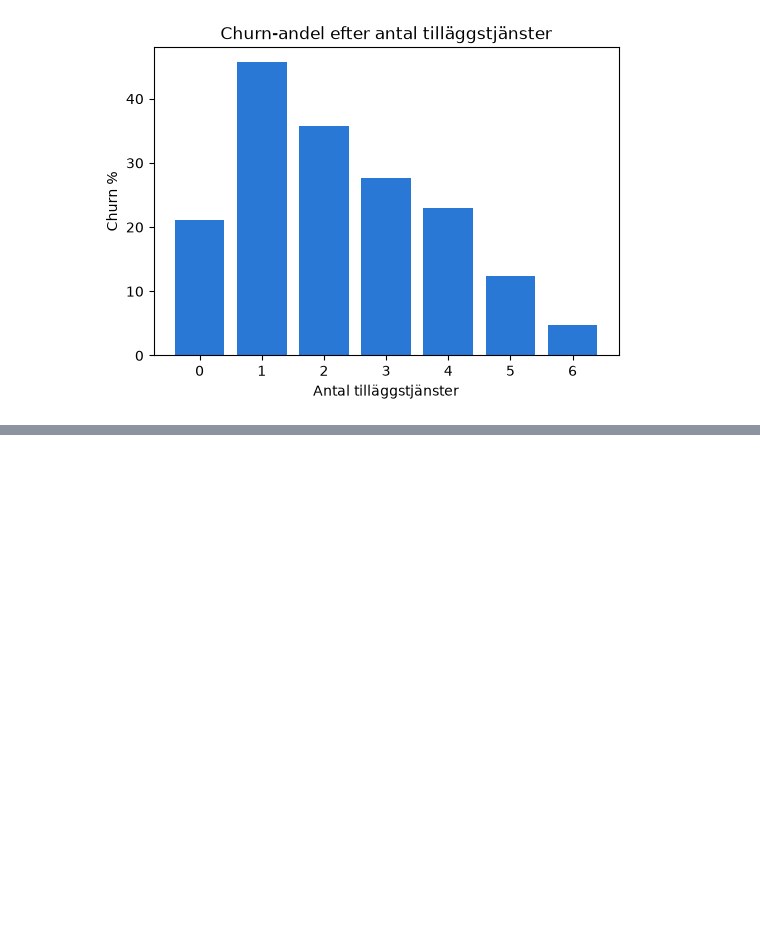
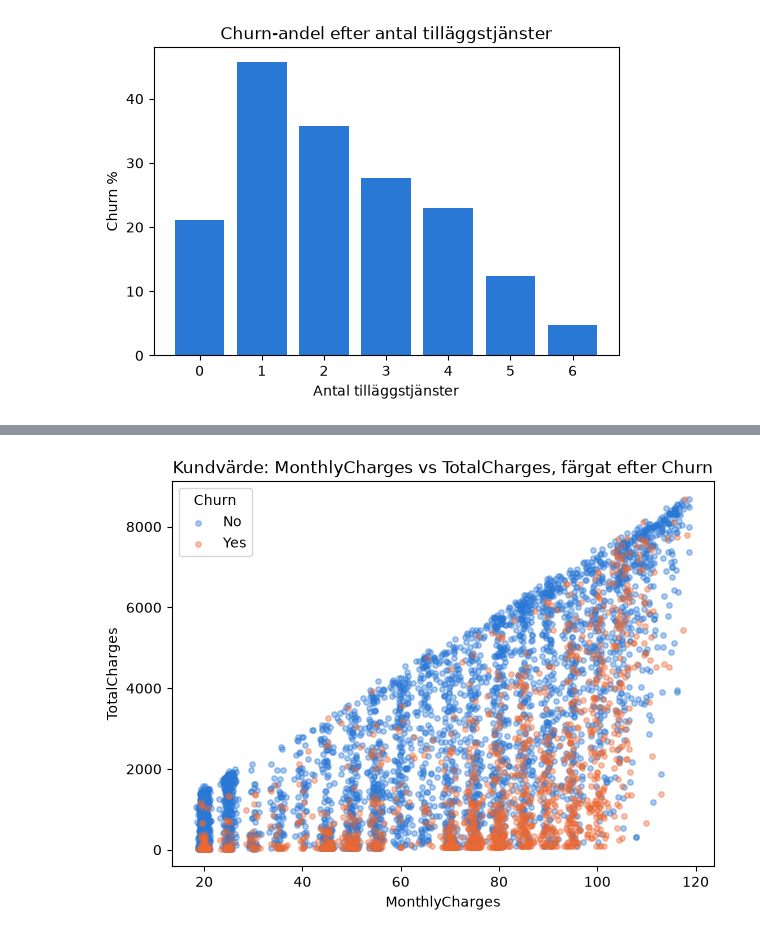
Before and after one commit to pyr0xd/Project_telco_churn, a Jupyter notebook: eda-kundlivscykel.ipynb, the cells around one changed output, grey strips where cells are left out. Saved outputs shown, nothing was run; the diff lists cells and outputs as text; code cells hidden in the pictures; blank space fills up the shorter version.

```diff
--- a/eda-kundlivscykel.ipynb
+++ b/eda-kundlivscykel.ipynb
@@ -50,0 +123,16 @@ plt.show()
+# %%
+colors_map = {"No": "#2a78d6", "Yes": "#eb6834"}
+
+fig, ax = plt.subplots(figsize=(7, 5))
+for churn_value, color in colors_map.items():
+    subset = eda_df[eda_df["Churn"] == churn_value]
+    ax.scatter(subset["MonthlyCharges"], subset["TotalCharges"],
+               color=color, alpha=0.4, s=15, label=churn_value)
+
+ax.set_xlabel("MonthlyCharges")
+ax.set_ylabel("TotalCharges")
+ax.set_title("Kundvärde: MonthlyCharges vs TotalCharges, färgat efter Churn")
+ax.legend(title="Churn")
+plt.show()
+# %% [output]
+[figure, added]
```
Also changed, not shown: parts of 6 cells of this notebook, 1 other file.
